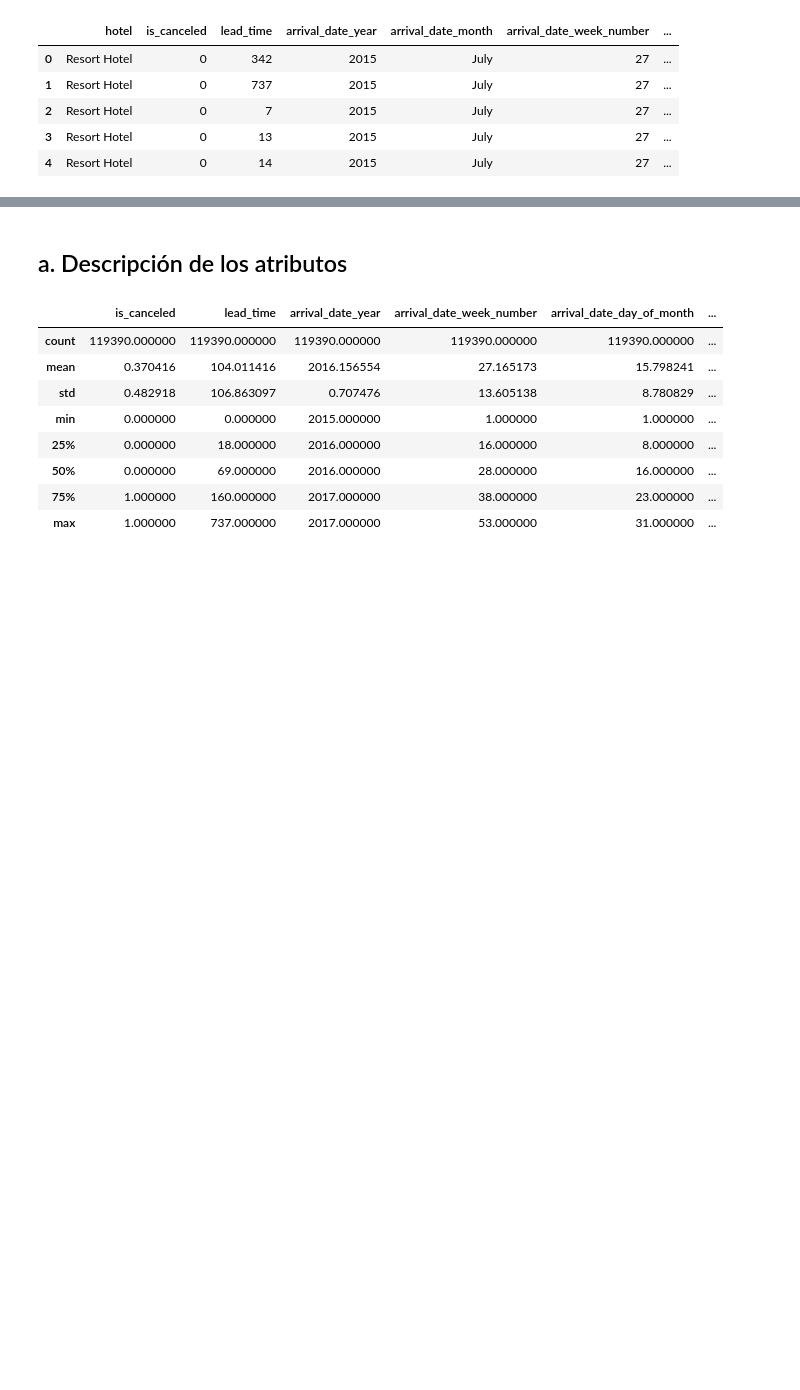
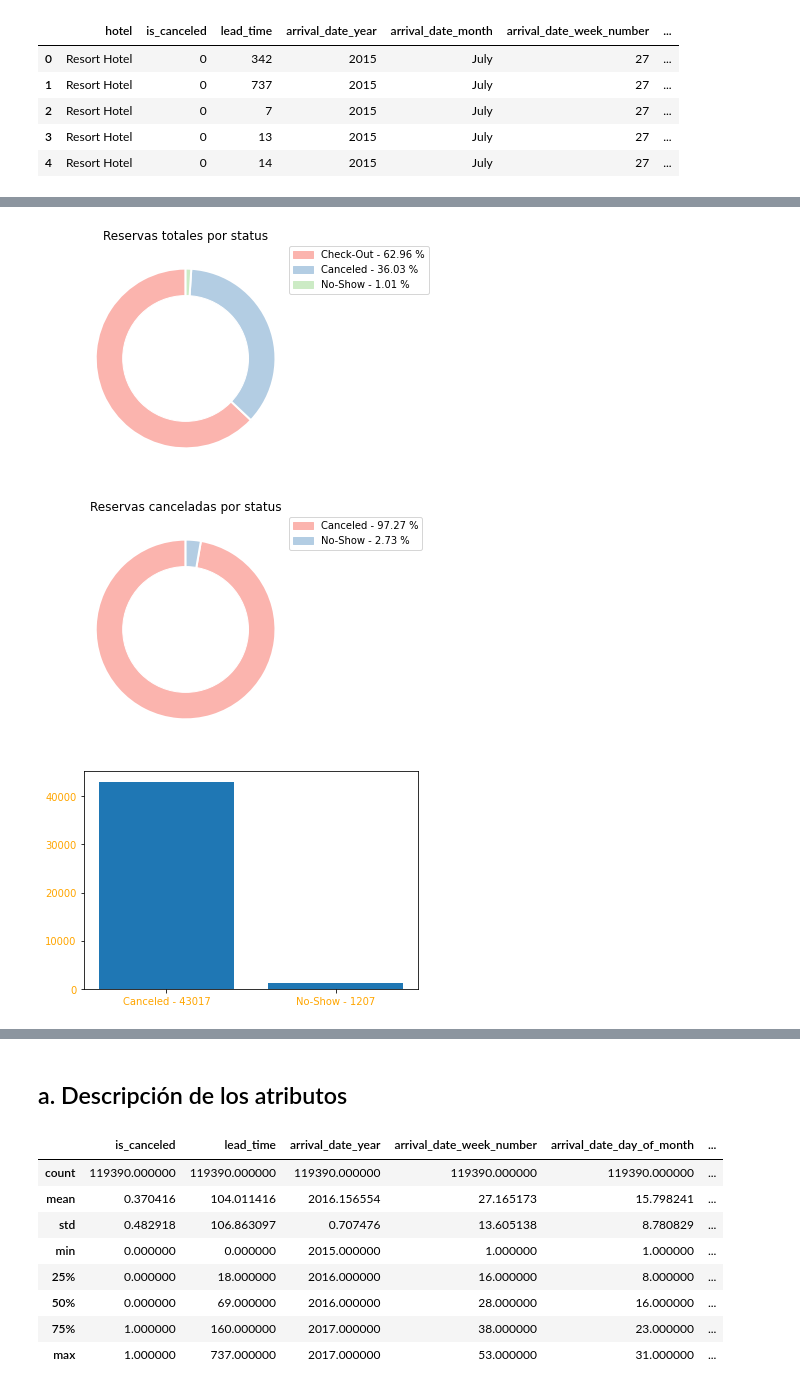
Before and after one commit to francotestori/aauba_01, a Jupyter notebook: AAUBA_01.ipynb, the cells around one changed output, grey strips where cells are left out. Drawn from its saved outputs; the diff is of its cells as text; code cells hidden in the pictures; blank space fills up the shorter version.

```diff
--- a/AAUBA_01.ipynb
+++ b/AAUBA_01.ipynb
@@ -25,7 +25,10 @@ import pandas as pd
 import numpy as np
 
 bookings_df = pd.read_csv('hotel_bookings.csv')
-bookings_df.head()
+bookings_df['requested_room_success'] = bookings_df['reserved_room_type'].str.lower().str.replace('s/+',"") == bookings_df['assigned_room_type'].str.lower().str.replace('s/+',"")
+
+canceled_df = bookings_df[bookings_df['is_canceled'] == 1]
+confirmed_df = bookings_df[bookings_df['is_canceled'] == 0]
 # %% [output]
 |  | hotel | is_canceled | lead_time | arrival_date_year | arrival_date_month | arrival_date_week_number | ... |
 | 0 | Resort Hotel | 0 | 342 | 2015 | July | 27 | ... |
@@ -35,0 +150,10 @@ bookings_df.head()
+# %%
+# Status de reservas
+plot_donut(bookings_df, 'reservation_status', 'Reservas totales por status')
+plot_donut(canceled_df, 'reservation_status', 'Reservas canceladas por status')
+
+plot_bar_counts(canceled_df, 'reservation_status', 'Reservas canceladas por status')
+# %% [output]
+[figure, added]
+[figure, added]
+[figure, added]
```
Also changed, not shown: parts of 7 cells of this notebook.
